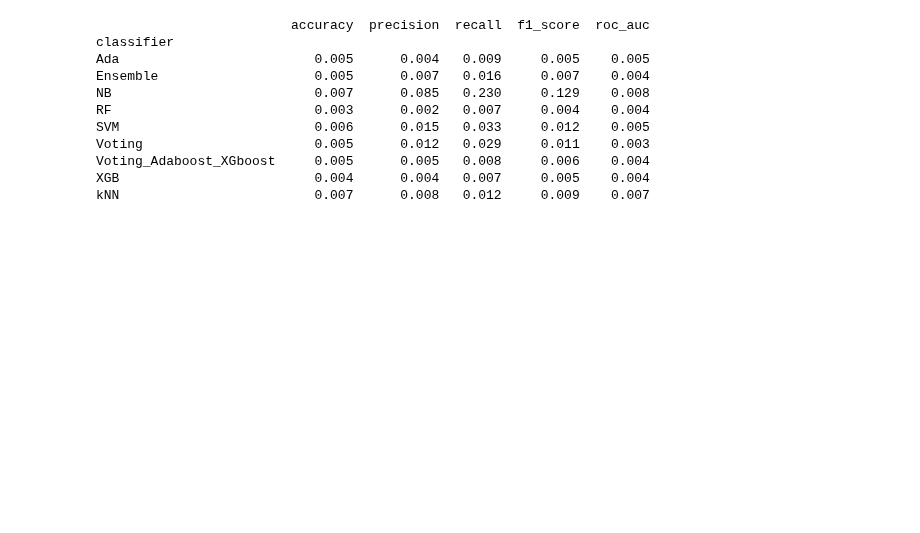
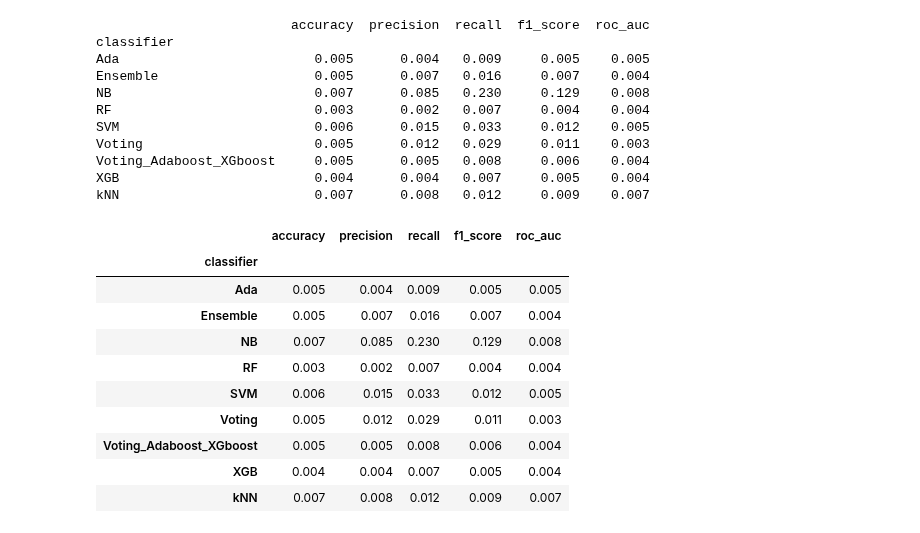
Before and after one commit to nguyennhutlam/sockpuppet_final_19_07_2020, a Jupyter notebook: 1_All_model_Ensemble_Feature2_extratree.ipynb, the cells around one changed output. Cells and saved outputs as stored; diff of their text form; code cells hidden in the pictures; blank space fills up the shorter version.

```diff
--- a/1_All_model_Ensemble_Feature2_extratree.ipynb
+++ b/1_All_model_Ensemble_Feature2_extratree.ipynb
@@ -306,3 +320,17 @@ Voting                      0.005      0.012   0.029     0.011    0.003
 Voting_Adaboost_XGboost     0.005      0.005   0.008     0.006    0.004
 XGB                         0.004      0.004   0.007     0.005    0.004
 kNN                         0.007      0.008   0.012     0.009    0.007
+# %%
+(result.groupby(['classifier']).std().round(3))
+# %% [output]
+|  | accuracy | precision | recall | f1_score | roc_auc |
+| classifier |  |  |  |  |  |
+| Ada | 0.005 | 0.004 | 0.009 | 0.005 | 0.005 |
+| Ensemble | 0.005 | 0.007 | 0.016 | 0.007 | 0.004 |
+| NB | 0.007 | 0.085 | 0.230 | 0.129 | 0.008 |
+| RF | 0.003 | 0.002 | 0.007 | 0.004 | 0.004 |
+| SVM | 0.006 | 0.015 | 0.033 | 0.012 | 0.005 |
+| Voting | 0.005 | 0.012 | 0.029 | 0.011 | 0.003 |
+| Voting_Adaboost_XGboost | 0.005 | 0.005 | 0.008 | 0.006 | 0.004 |
+| XGB | 0.004 | 0.004 | 0.007 | 0.005 | 0.004 |
+| kNN | 0.007 | 0.008 | 0.012 | 0.009 | 0.007 |
```
Also changed, not shown: parts of 1 cell of this notebook.
